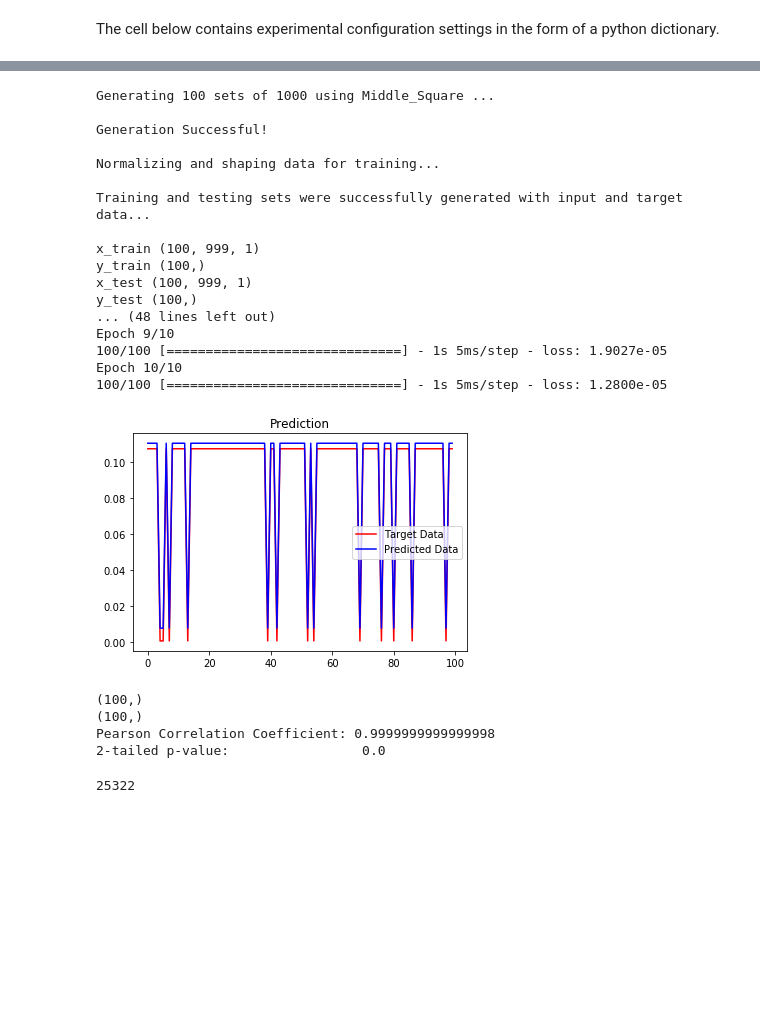
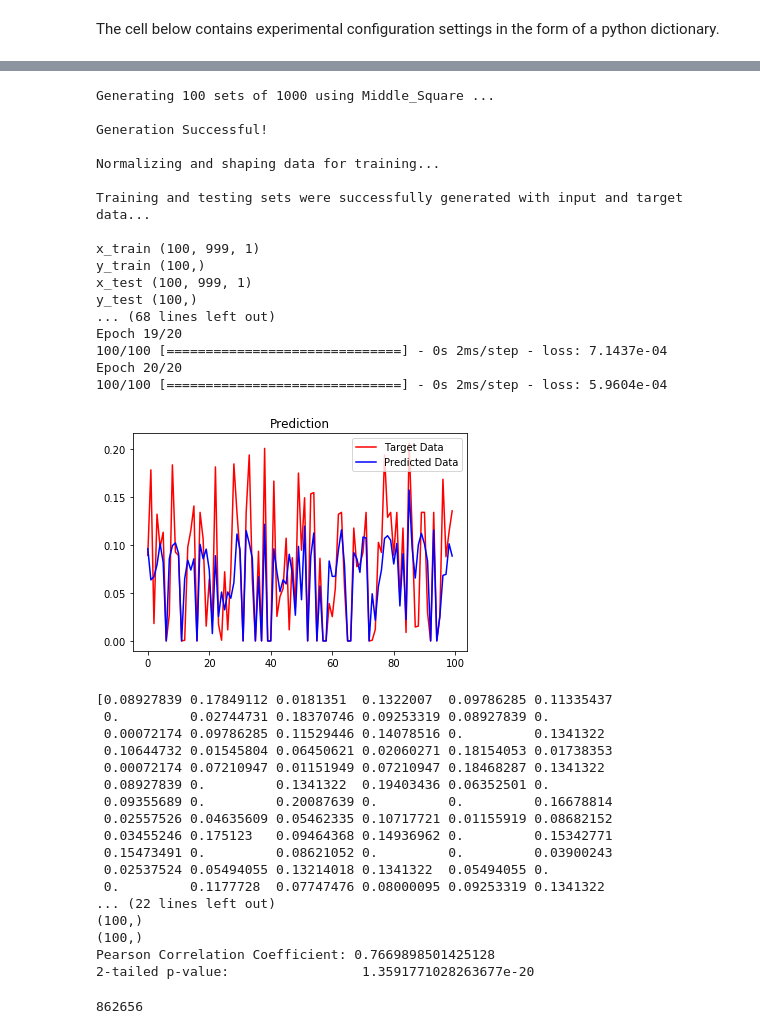
Before and after one commit to spencer741/prng-prediction-using-cnns, a Jupyter notebook: WorkSpace/ProjectCore/ProjectCore.ipynb, the cells around one changed output, grey strips where cells are left out. Saved outputs shown, nothing was run; the diff lists cells and outputs as text; code cells hidden in the pictures; blank space fills up the shorter version.

```diff
--- a/WorkSpace/ProjectCore/ProjectCore.ipynb
+++ b/WorkSpace/ProjectCore/ProjectCore.ipynb
@@ -7,45 +9,58 @@ from Core.Experiment import Experiment
 # %%
 configuration = {
     'SEED_METHOD' : 'ticks',  #using SEED_METHODS.py as source
     'PRNG_METHOD' : 'Middle_Square', #using PRNG_METHODS.py as source
     'NUM_SETS' : 100,    #generate NUM_SETS sets of length SET_LEN
     'SET_LEN': 1000,
     'IS_NEW_MODEL' : True,
     'PATH' : 'foo', #if IS_NEW_MODEL, new files will be created / overidden at this location. If !IS_NEW_MODEL, previous model with weights will be loaded. File must be named
     'BATCH_SIZE': 15,
-    'NUM_EPOCHS': 10
+    'NUM_EPOCHS': 20
 }
 E = Experiment(configuration)
 E.perform()
 # %% [output]
 Generating 100 sets of 1000 using Middle_Square ...
 
 Generation Successful!
 
 Normalizing and shaping data for training...
 
 Training and testing sets were successfully generated with input and target data...
 
 x_train (100, 999, 1)
 y_train (100,)
 x_test (100, 999, 1)
 y_test (100,)
-... (48 lines left out)
-Epoch 9/10
-100/100 [==============================] - 1s 5ms/step - loss: 1.9027e-05
-Epoch 10/10
-100/100 [==============================] - 1s 5ms/step - loss: 1.2800e-05
+... (68 lines left out)
+Epoch 19/20
+100/100 [==============================] - 0s 2ms/step - loss: 7.1437e-04
+Epoch 20/20
+100/100 [==============================] - 0s 2ms/step - loss: 5.9604e-04
-[figure, old version]
+[figure, new version]
+[0.08927839 0.17849112 0.0181351  0.1322007  0.09786285 0.11335437
+ 0.         0.02744731 0.18370746 0.09253319 0.08927839 0.
+ 0.00072174 0.09786285 0.11529446 0.14078516 0.         0.1341322
+ 0.10644732 0.01545804 0.06450621 0.02060271 0.18154053 0.01738353
+ 0.00072174 0.07210947 0.01151949 0.07210947 0.18468287 0.1341322
+ 0.08927839 0.         0.1341322  0.19403436 0.06352501 0.
+ 0.09355689 0.         0.20087639 0.         0.         0.16678814
+ 0.02557526 0.04635609 0.05462335 0.10717721 0.01155919 0.08682152
+ 0.03455246 0.175123   0.09464368 0.14936962 0.         0.15342771
+ 0.15473491 0.         0.08621052 0.         0.         0.03900243
+ 0.02537524 0.05494055 0.13214018 0.1341322  0.05494055 0.
+ 0.         0.1177728  0.07747476 0.08000095 0.09253319 0.1341322
+... (22 lines left out)
 (100,)
 (100,)
-Pearson Correlation Coefficient: 0.9999999999999998
-2-tailed p-value:                 0.0
+Pearson Correlation Coefficient: 0.7669898501425128
+2-tailed p-value:                 1.3591771028263677e-20
 # %%
 from datetime import *
 
 def ticks():
-    return (datetime.utcnow() - datetime(2020, 4, 10)).total_seconds()
+    return  str( int( (datetime.utcnow() - datetime(1, 1, 1)).total_seconds() * 10000000 ))[-6:]
 
 print(int(ticks()))
 # %% [output]
-25322
+862656
```
Also changed, not shown: parts of 1 cell of this notebook, 3 other files.
